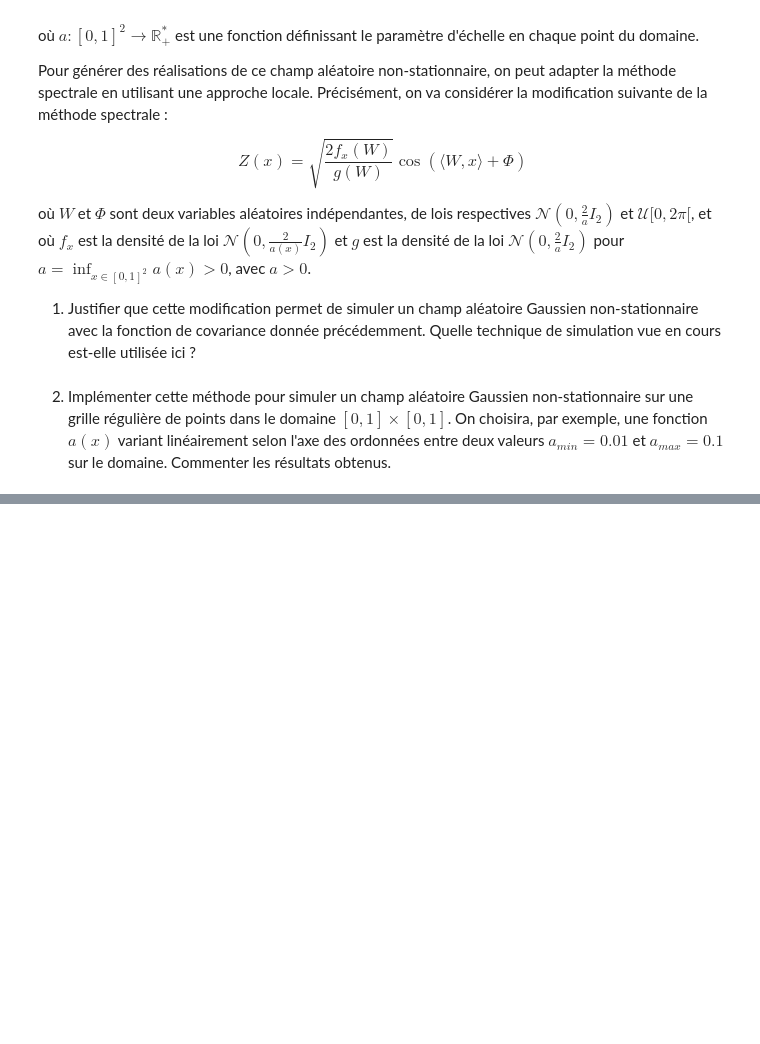
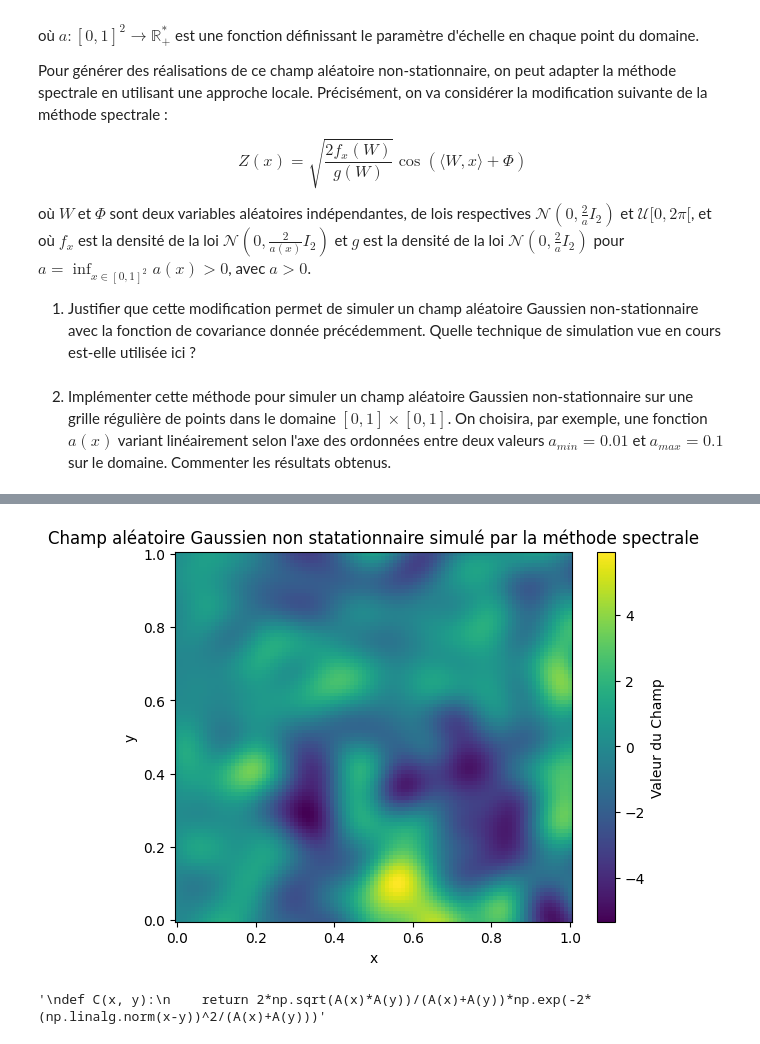
Before and after one commit to noamguillou/Projet-Probabilites, a Jupyter notebook: Pablo2.ipynb, the cells around one changed output, grey strips where cells are left out. Cells and saved outputs as stored; diff of their text form; code cells hidden in the pictures; blank space fills up the shorter version.

```diff
--- a/Pablo2.ipynb
+++ b/Pablo2.ipynb
@@ -379,5 +371,5 @@ plt.show();
 # %%
-n=500
+n=10
 Moy=np.zeros(n_2**2)
 for i in range (n):
     X_2,l=simulation_conditionnelle()
@@ -420,31 +418,39 @@ où $W$ et $\Phi$ sont deux variables aléatoires indépendantes, de lois respec
 # %%
-a=0.05
+a=0.01 #La fonction A ci-dessous ne dépend pas de l'abscisse
+N=500
+n=100
+X=np.linspace(0, 1, n, endpoint=True)
+Y=np.linspace(0, 1, n, endpoint=True)
+liste_points=np.array([[X[i], Y[j]] for i in range(n) for j in range(n)])
 
 def A(x):
-    return 0.099*x + 0.01
+    return 0.099*x[1] + 0.001 #x[1]=ordonnée du point considéré
+list_a=np.array([A(x) for x in liste_points])
+def f(x,W):
+    return A(x)/(4*np.pi)*np.exp(-A(x)*np.linalg.norm(W)/4)
+def g(W):
+    return a/(4*np.pi)*np.exp(-a*np.linalg.norm(W)/4)
 
-def C(x, y):
-    return 2*np.sqrt(A(x)*A(y))/(A(x)+A(y))*np.exp(-2*(np.linalg.norm(x-y))^2/(A(x)+A(y)))
+def methode_spectrale_nonstat(liste_points, a, N):
+    W=[np.random.standard_normal(2)*np.sqrt(2/a) for _ in range(N)]
+    PHI=[np.random.uniform(0, 2*np.pi) for _ in range(N)]
+    Y=[]
+    for i in range(len(liste_points)):
+        y=0
+        for k in range(N):
+            y+=np.sqrt(2*f(liste_points[i],W[k])/[N*g(W[k])])*np.cos(np.dot(W[k], liste_points[i])+ PHI[k])
+        Y.append(y)
+    return Y
 
-def matrice_cov(x, y):
-    return [[C(x, x), C(x, y)],[C(y, x), C(y, y)]]
 
-def Z(x, W, PHI):
-    pass
-
-def champ_non_stationnaire(n):
-    W=np.random.standard_normal(2)*np.sqrt(2/a)
-    PHI=np.random.uniform(0, 2*np.pi)
-    X=np.linspace(0, 1, n, endpoint=True)
-    Y=np.linspace(0, 1, n, endpoint=True)
-    liste_coordonees=np.array([[X[i], Y[j]] for i in range(n) for j in range(n)])
-    V=[]
-    for i in range(n):
-        for j in range(n):
-            V.append(Z(X[i], Y[j], W, PHI))
-    plt.pcolormesh(X, Y, V,shading="gouraud")
-    plt.colorbar()
-    plt.xlabel("x")
-    plt.ylabel("y")
-    plt.title("Reprsésentation du champ aléatoire Gaussien non-stationnaire simulé")
-    plt.show()
+Gauss_nonstat=methode_spectrale_nonstat(liste_points, a, N)
+Z=np.array(Gauss_nonstat).reshape(n, n)
+plt.pcolormesh(X, Y, Z)#shading="gouraud"
+plt.colorbar(label="Valeur du Champ")
+plt.xlabel("x")
+plt.ylabel("y")
+plt.title("Champ aléatoire Gaussien non stationnaire simulé par la méthode spectrale")
+plt.show();
+# %% [output]
+[figure, added]
+'\ndef C(x, y):\n    return 2*np.sqrt(A(x)*A(y))/(A(x)+A(y))*np.exp(-2*(np.linalg.norm(x-y))^2/(A(x)+A(y)))'
```
Also changed, not shown: parts of 11 cells of this notebook.
